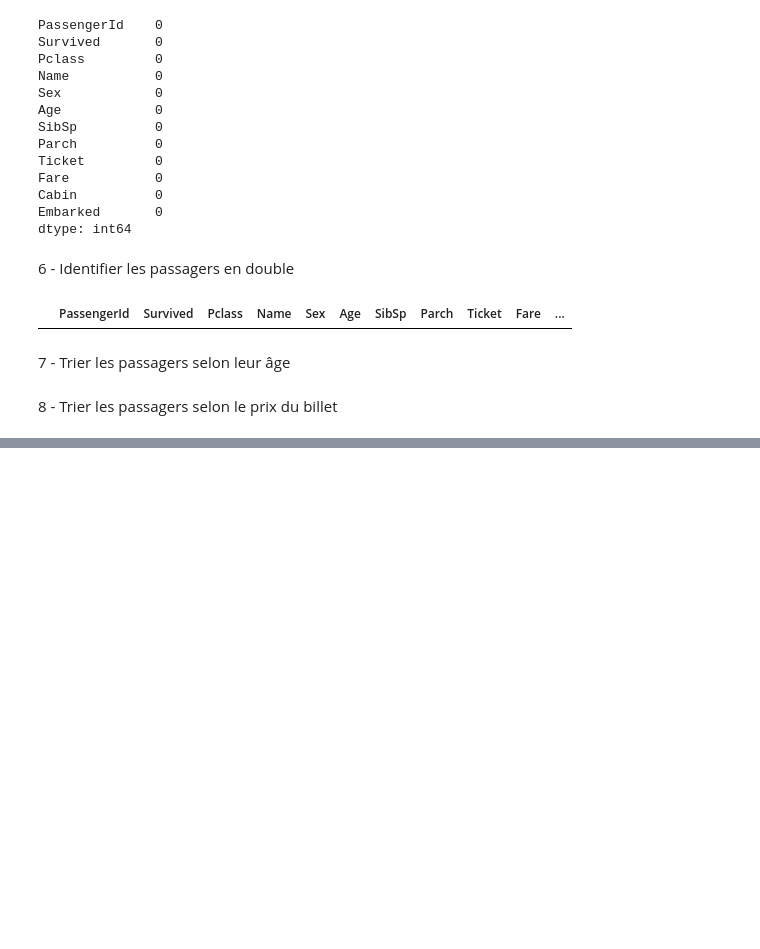
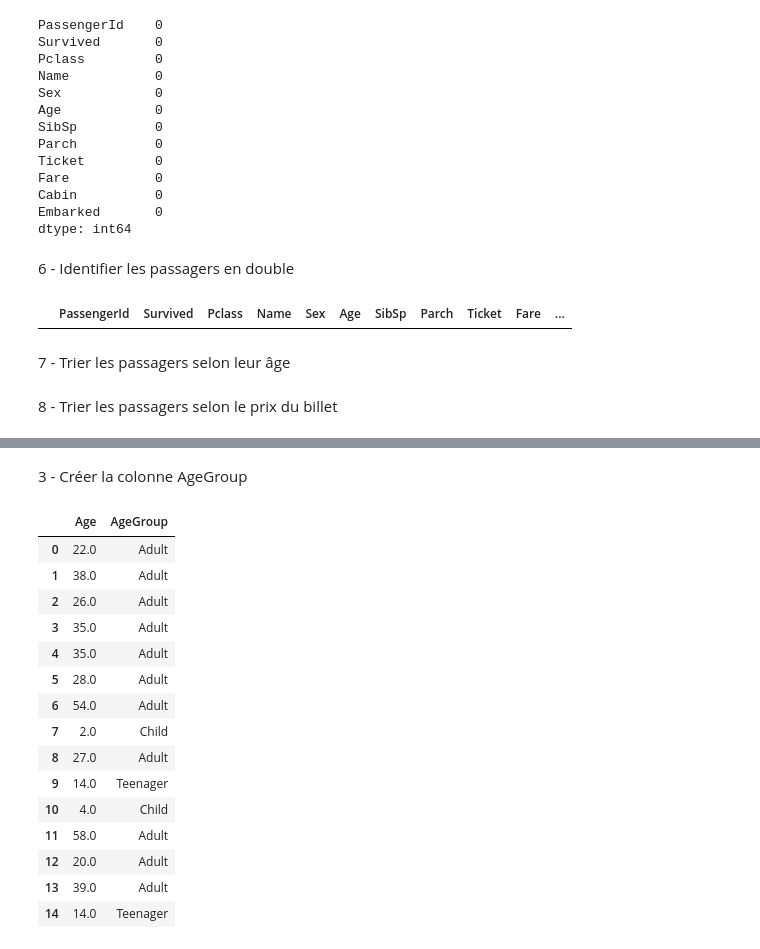
Before and after one commit to hammouyounes/Titanic-Data-Analysis, a Jupyter notebook: notebooks/Titanic_Analysis.ipynb, the cells around one changed output, grey strips where cells are left out. Cells and saved outputs as stored; diff of their text form; code cells hidden in the pictures; blank space fills up the shorter version.

```diff
--- a/notebooks/Titanic_Analysis.ipynb
+++ b/notebooks/Titanic_Analysis.ipynb
@@ -232,0 +245,5 @@ df.sort_values(by="Fare",ascending=True)
+# %%
+df_fe = df_median.copy()
+# %%
+df_fe["FamilySize"] = df_fe["SibSp"] + df_fe["Parch"] + 1
+df_fe[["SibSp", "Parch", "FamilySize"]].head(10)
@@ -232,0 +264,3 @@ df.sort_values(by="Fare",ascending=True)
+# %%
+df_fe["IsAlone"] = (df_fe["FamilySize"] == 1).astype(int)
+df_fe[["FamilySize", "IsAlone"]].head(10)
@@ -232,0 +279,28 @@ df.sort_values(by="Fare",ascending=True)
+# %% [markdown]
+3 - Créer la colonne AgeGroup
+# %%
+df_fe["AgeGroup"] = pd.cut(
+    df_fe["Age"],
+    bins=[0, 12, 19, 59, float("inf")],
+    labels=["Child", "Teenager", "Adult", "Senior"],
+    include_lowest=True
+)
+# %%
+df_fe[["Age", "AgeGroup"]].head(15)
+# %% [output]
+|  | Age | AgeGroup |
+| 0 | 22.0 | Adult |
+| 1 | 38.0 | Adult |
+| 2 | 26.0 | Adult |
+| 3 | 35.0 | Adult |
+| 4 | 35.0 | Adult |
+| 5 | 28.0 | Adult |
+| 6 | 54.0 | Adult |
+| 7 | 2.0 | Child |
+| 8 | 27.0 | Adult |
+| 9 | 14.0 | Teenager |
+| 10 | 4.0 | Child |
+| 11 | 58.0 | Adult |
+| 12 | 20.0 | Adult |
+| 13 | 39.0 | Adult |
+| 14 | 14.0 | Teenager |
```
Also changed, not shown: parts of 6 cells of this notebook.
